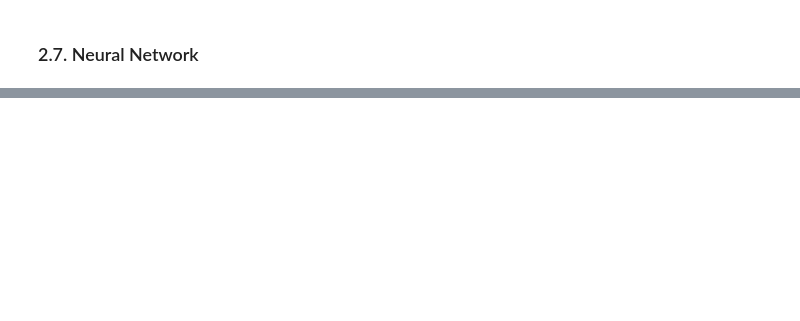
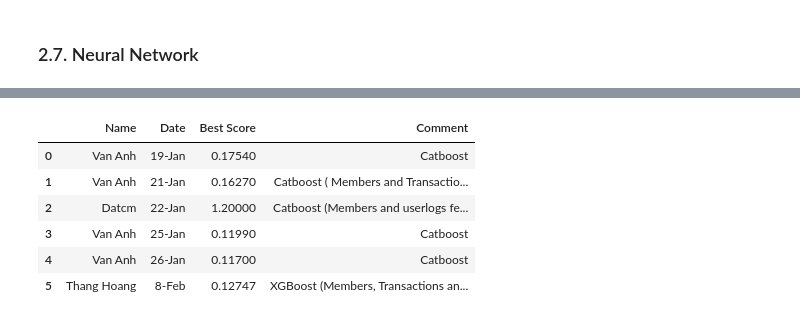
Before and after one commit to hoangthang1607/Kaggle-KKBox-s-Churn-Prediction-Challenge, a Jupyter notebook: KKBox_Model.ipynb, the cells around one changed output, grey strips where cells are left out. Cells and saved outputs as stored; diff of their text form; code cells hidden in the pictures; blank space fills up the shorter version.

Commit message:
Second submission

```diff
--- a/KKBox_Model.ipynb
+++ b/KKBox_Model.ipynb
@@ -692,0 +729,12 @@ submission.to_csv('xgb3.csv', index = False)
+# %%
+score = pd.read_csv('submission_scores.csv')
+# %%
+score
+# %% [output]
+|  | Name | Date | Best Score | Comment |
+| 0 | Van Anh | 19-Jan | 0.17540 | Catboost |
+| 1 | Van Anh | 21-Jan | 0.16270 | Catboost ( Members and Transactio... |
+| 2 | Datcm | 22-Jan | 1.20000 | Catboost (Members and userlogs fe... |
+| 3 | Van Anh | 25-Jan | 0.11990 | Catboost |
+| 4 | Van Anh | 26-Jan | 0.11700 | Catboost |
+| 5 | Thang Hoang | 8-Feb | 0.12747 | XGBoost (Members, Transactions an... |
```
Also changed, not shown: parts of 77 cells of this notebook.
